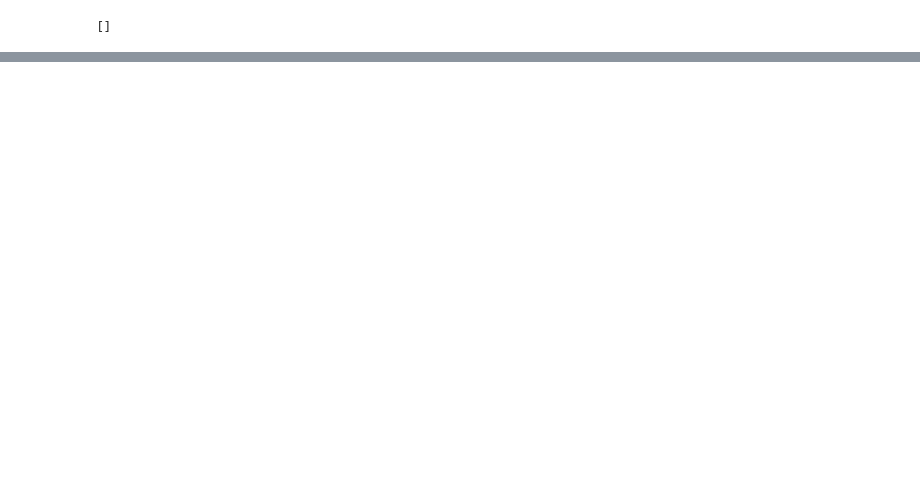
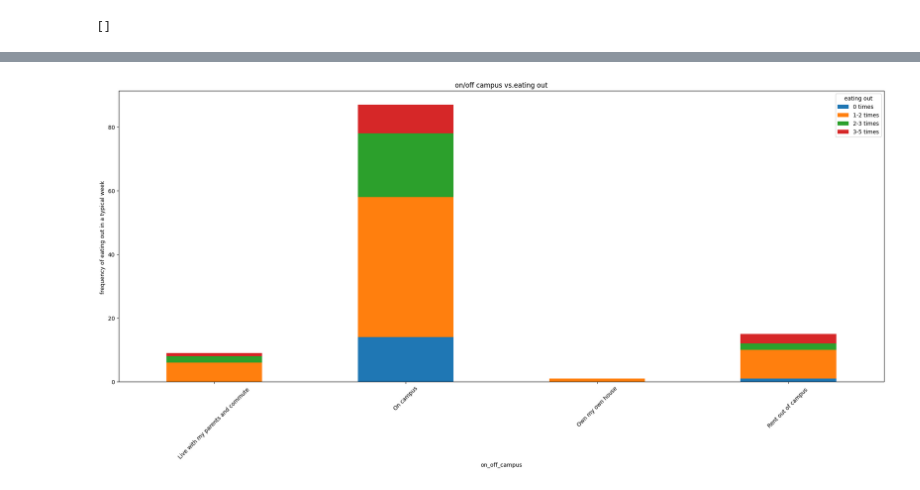
Before and after one commit to leedh7878/DanielLee_Project_Portfolio, a Jupyter notebook: Food_Choice/src/Food_Choice_ Data_Cleansing.ipynb, the cells around one changed output, grey strips where cells are left out. Saved outputs shown, nothing was run; the diff lists cells and outputs as text; code cells hidden in the pictures; blank space fills up the shorter version.

```diff
--- a/Food_Choice/src/Food_Choice_ Data_Cleansing.ipynb
+++ b/Food_Choice/src/Food_Choice_ Data_Cleansing.ipynb
@@ -682,0 +771,43 @@ ice crea
+# %%
+data_eatingout = pd.DataFrame()
+
+
+eatingout_scale_mapping = {
+    1: '0 times',
+    2: '1-2 times',
+    3: '2-3 times',
+    4: '3-5 times'
+}
+
+on_off_scale_mapping = {
+    1: 'On campus' ,
+    2: 'Rent out of campus ',
+    3: 'Live with my parents and commute ',
+    4: 'Own my own house'
+
+}
+
+data_eatingout['eating_out'] = data_cleaning['eating_out'].map(eatingout_scale_mapping)
+
+
+data_eatingout['on_off_campus'] = data_cleaning['on_off_campus'].map(on_off_scale_mapping)
+
+(data_eatingout
+ .groupby(['on_off_campus', 'eating_out'])
+ .size()
+ .unstack()
+ .plot.bar(stacked=True, figsize = (20,10))
+)
+
+# Customize the plot
+plt.xlabel('on_off_campus')
+plt.ylabel('frequency of eating out in a typical week ')
+plt.legend(title='eating out')
+plt.title('on/off campus vs.eating out')
+plt.xticks(rotation=45)
+plt.tight_layout()
+
+# Show the plot
+plt.show()
+# %% [output]
+[figure, added]
```
Also changed, not shown: parts of 50 cells of this notebook, 1 other file.
